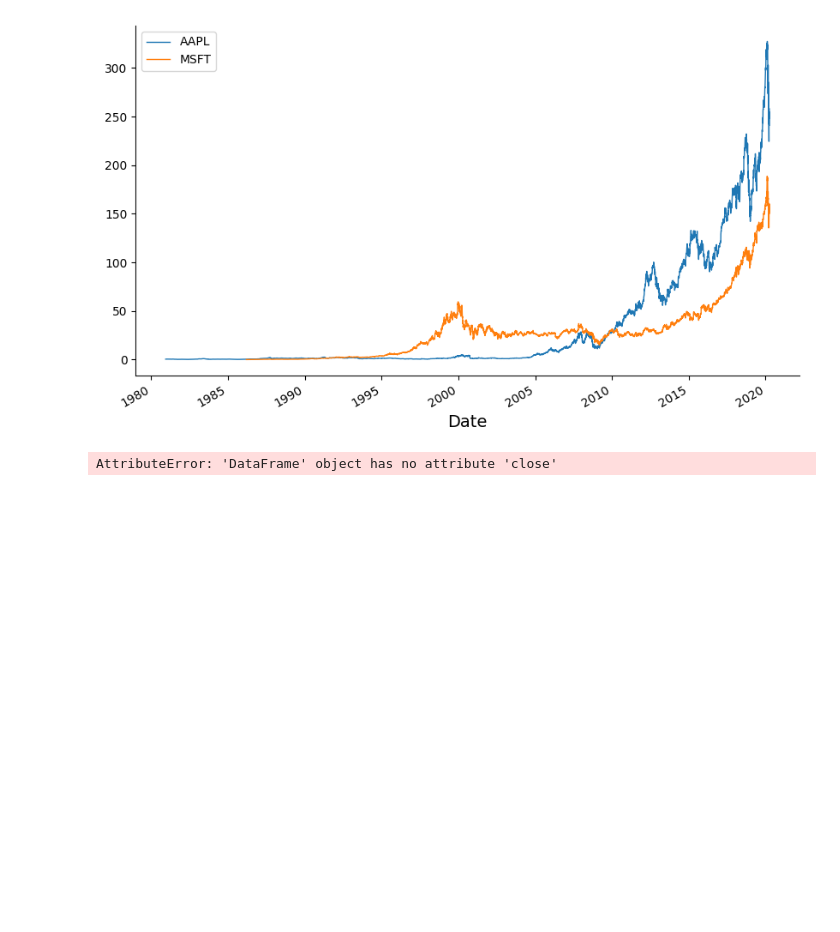
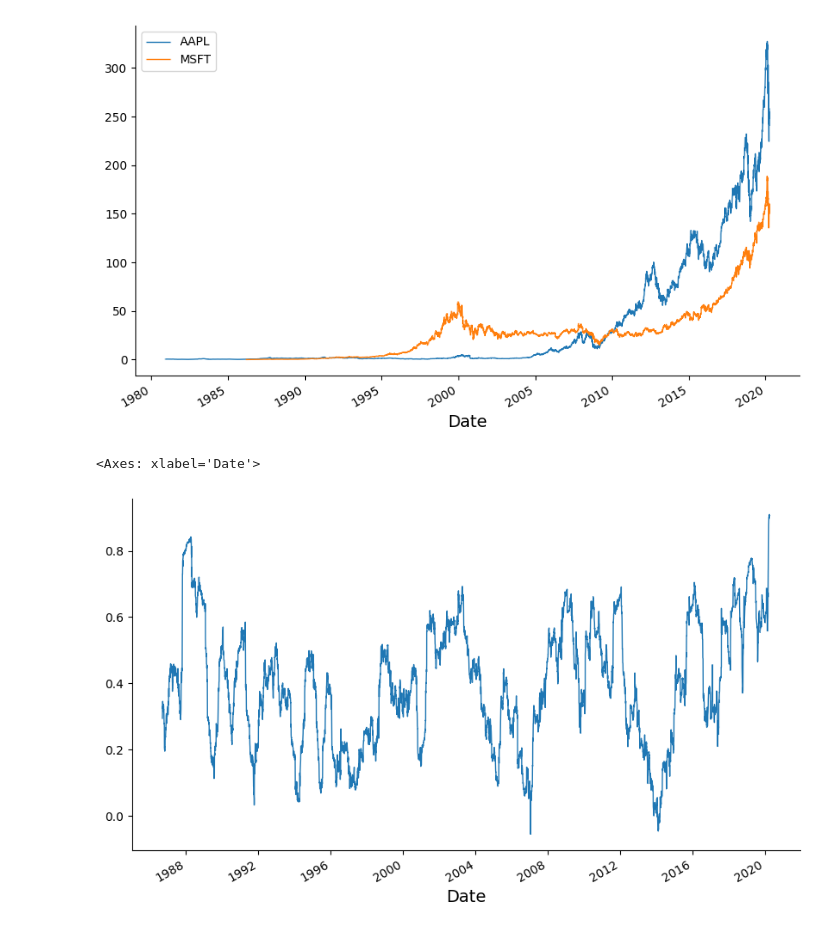
Before and after one commit to ramiltrinidad-ctrl/maida, a Jupyter notebook: NumpyandPanda5302026.ipynb, the cells around one changed output. Saved outputs shown, nothing was run; the diff lists cells and outputs as text; code cells hidden in the pictures; blank space fills up the shorter version.

```diff
--- a/NumpyandPanda5302026.ipynb
+++ b/NumpyandPanda5302026.ipynb
@@ -1110,6 +1110,7 @@ ax.legend()
 <matplotlib.legend.Legend at 0x...>
 [figure]
 # %%
-returns_aapl.rolling(125).Close.corr(returns_msft.close).plot()
+returns_aapl.rolling(125).Close.corr(returns_msft.Close).plot()
 # %% [output]
-AttributeError: 'DataFrame' object has no attribute 'close'
+<Axes: xlabel='Date'>
+[figure, added]
```
